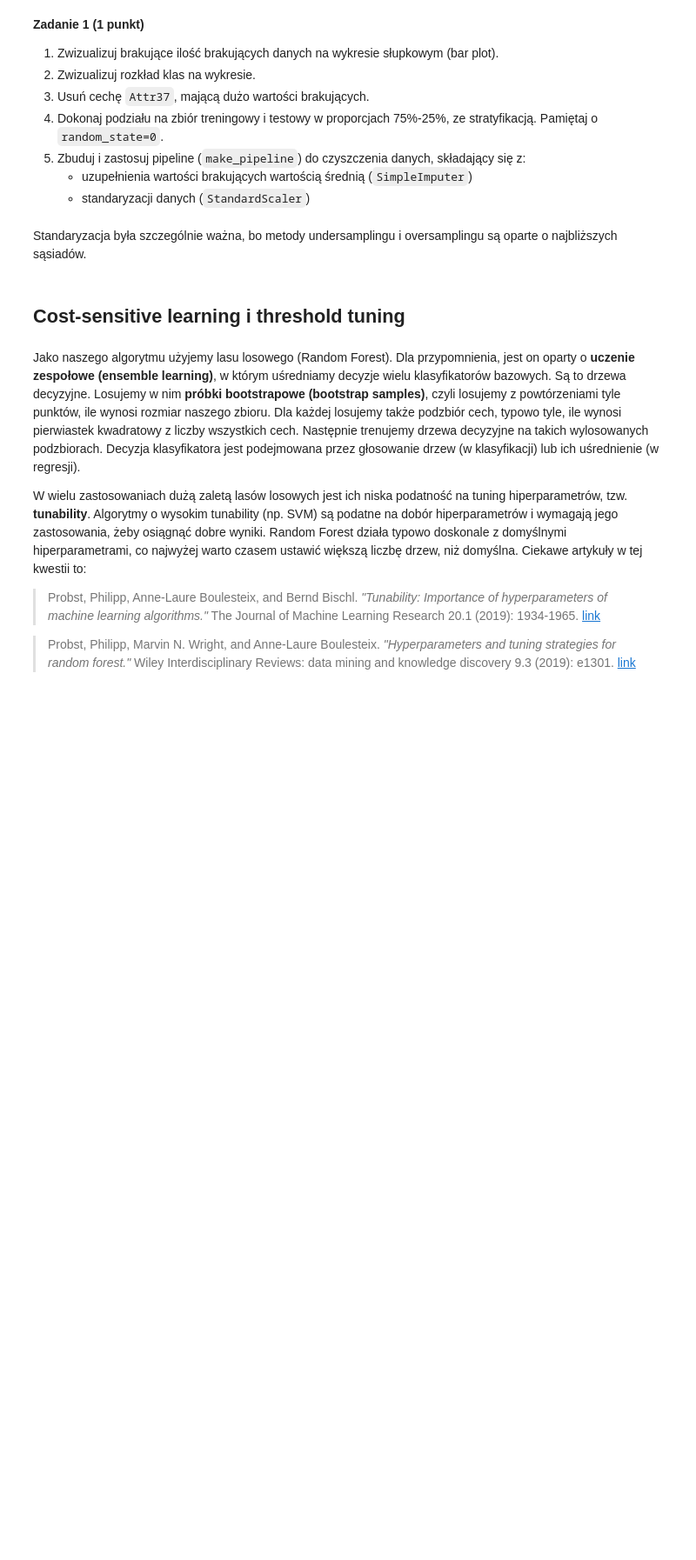
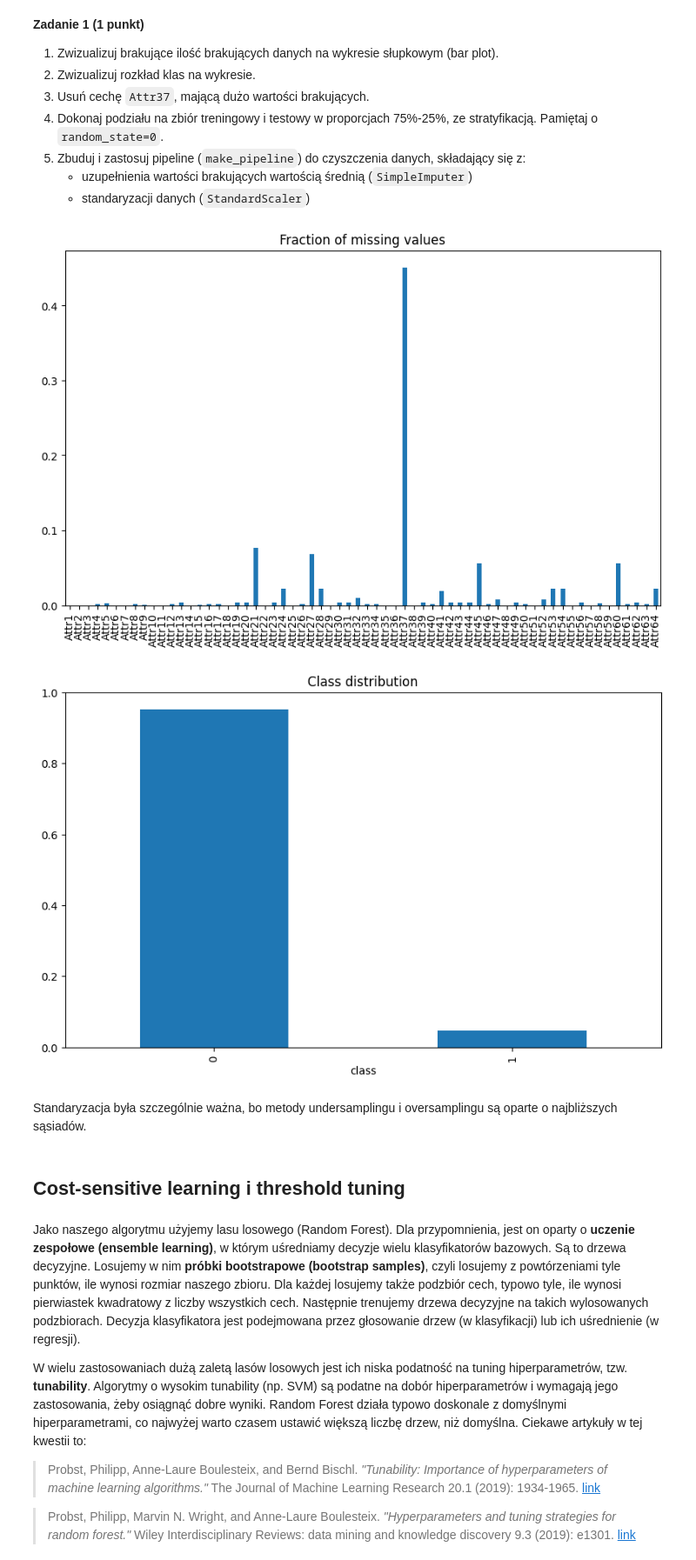
Before and after one commit to AdrianGlanowski/PUM, a Jupyter notebook: lab5/notebook.ipynb, the cells around one changed output. Shown at 87% size. Saved outputs shown, nothing was run; the diff lists cells and outputs as text; code cells hidden in the pictures; blank space fills up the shorter version.

```diff
--- a/lab5/notebook.ipynb
+++ b/lab5/notebook.ipynb
@@ -32,6 +40,35 @@ df.head()
 5. Zbuduj i zastosuj pipeline (`make_pipeline`) do czyszczenia danych, składający się z:
    - uzupełnienia wartości brakujących wartością średnią (`SimpleImputer`)
    - standaryzacji danych (`StandardScaler`)
+# %%
+import matplotlib.pyplot as plt
+from sklearn.model_selection import train_test_split
+from sklearn.pipeline import make_pipeline
+from sklearn.impute import SimpleImputer
+from sklearn.preprocessing import StandardScaler
+
+df.isnull().sum().div(df.shape[0]).plot(
+    figsize=(10, 6), kind="bar", title="Fraction of missing values"
+)
+plt.show()
+pd.Series(y).value_counts(normalize=True).plot(
+    figsize=(10, 6), kind="bar", title="Class distribution"
+)
+plt.show()
+
+df.pop("Attr37")
+
+X_train, X_test, y_train, y_test = train_test_split(
+    df, y, test_size=0.25, stratify=y, random_state=0
+)
+
+pipeline = make_pipeline(SimpleImputer(), StandardScaler())
+
+X_train = pipeline.fit_transform(X_train)
+X_test = pipeline.transform(X_test)
+# %% [output]
+[figure, added]
+[figure, added]
 # %% [markdown]
 Standaryzacja była szczególnie ważna, bo metody undersamplingu i oversamplingu są oparte o najbliższych sąsiadów.
 # %% [markdown]
```
Also changed, not shown: parts of 31 cells of this notebook, 1 other file.
